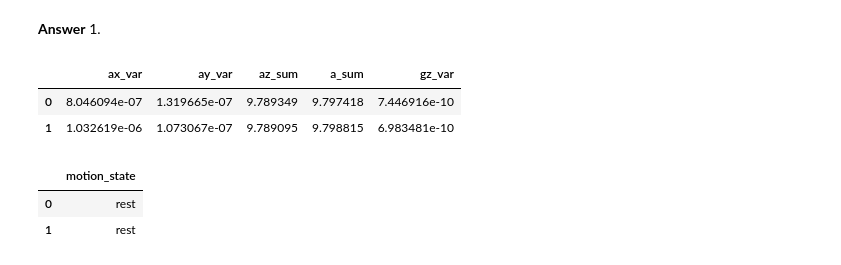
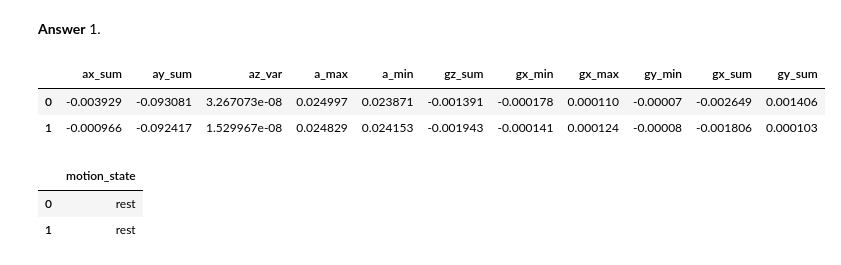
Before and after one commit to eunice-nwaobi/ENGG680_LAB_ASSIGNMENTS, a Jupyter notebook: Lab_Assignment4/Assignment 4.ipynb, the cells around one changed output. Cells and saved outputs as stored; diff of their text form; code cells hidden in the pictures.

```diff
--- a/Lab_Assignment4/Assignment 4.ipynb
+++ b/Lab_Assignment4/Assignment 4.ipynb
@@ -1158,12 +1131,12 @@ ___
 1.
 # %%
 # TODO - Load group selected features from cv_set to X
-X = cv_set[["ax_var", "ay_var", "az_sum", "a_sum", "gz_var"]]
+X = cv_set[["ax_sum", "ay_sum", "az_var", "a_max", "a_min", "gz_sum", "gx_min", "gx_max", "gy_min", "gx_sum", "gy_sum"]]
 X.head(2)
 # %% [output]
-|  | ax_var | ay_var | az_sum | a_sum | gz_var |
-| 0 | 8.046094e-07 | 1.319665e-07 | 9.789349 | 9.797418 | 7.446916e-10 |
-| 1 | 1.032619e-06 | 1.073067e-07 | 9.789095 | 9.798815 | 6.983481e-10 |
+|  | ax_sum | ay_sum | az_var | a_max | a_min | gz_sum | gx_min | gx_max | gy_min | gx_sum | gy_sum |
+| 0 | -0.003929 | -0.093081 | 3.267073e-08 | 0.024997 | 0.023871 | -0.001391 | -0.000178 | 0.000110 | -0.00007 | -0.002649 | 0.001406 |
+| 1 | -0.000966 | -0.092417 | 1.529967e-08 | 0.024829 | 0.024153 | -0.001943 | -0.000141 | 0.000124 | -0.00008 | -0.001806 | 0.000103 |
 # %%
 # TODO - Load motion_state column (target vector) into y
 y = cv_set["motion_state"]
```
Also changed, not shown: parts of 28 cells of this notebook.
